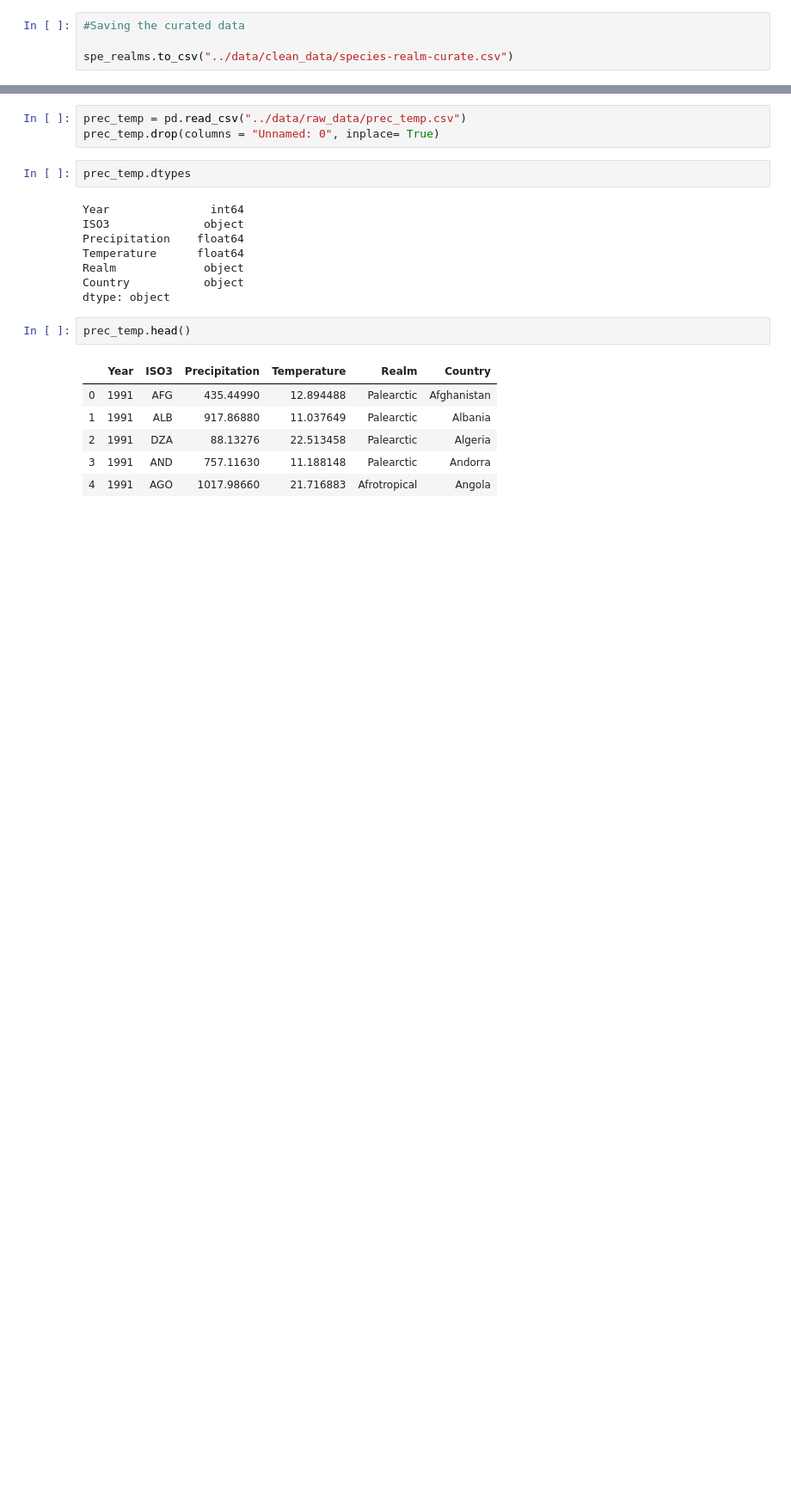
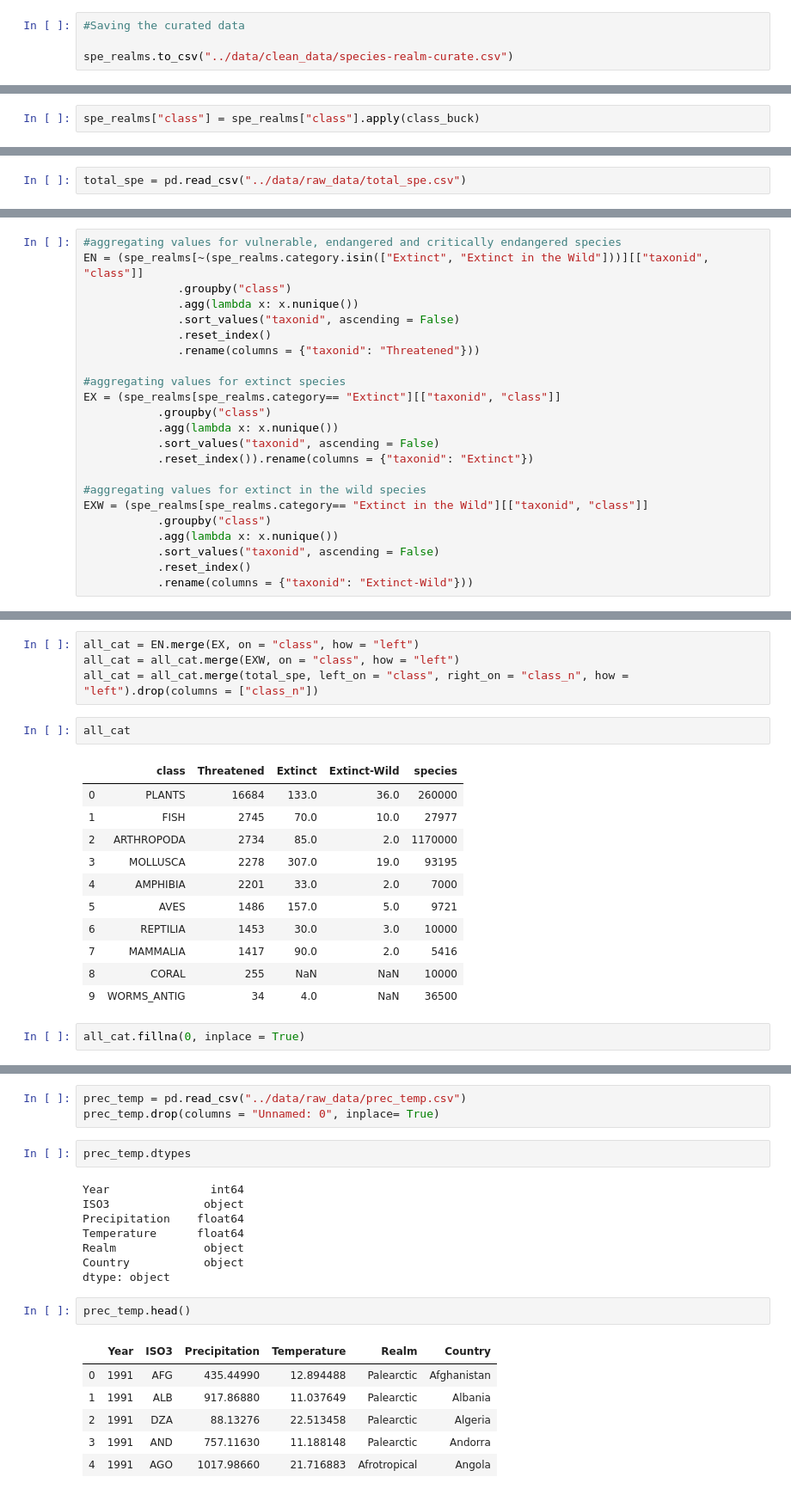
Before and after one commit to fabi-cast/Ecozones-in-a-Warming-World, a Jupyter notebook: notebooks/data-cleaning.ipynb, the cells around one changed output, grey strips where cells are left out. Shown at 86% size. Cells and saved outputs as stored; diff of their text form; blank space fills up the shorter version.

```diff
--- a/notebooks/data-cleaning.ipynb
+++ b/notebooks/data-cleaning.ipynb
@@ -607,0 +631,2 @@ spe_realms.to_csv("../data/clean_data/species-realm-curate.csv")
+# %%
+spe_realms["class"] = spe_realms["class"].apply(class_buck)
@@ -607,0 +655,2 @@ spe_realms.to_csv("../data/clean_data/species-realm-curate.csv")
+# %%
+total_spe = pd.read_csv("../data/raw_data/total_spe.csv")
@@ -607,0 +668,23 @@ spe_realms.to_csv("../data/clean_data/species-realm-curate.csv")
+# %%
+#aggregating values for vulnerable, endangered and critically endangered species
+EN = (spe_realms[~(spe_realms.category.isin(["Extinct", "Extinct in the Wild"]))][["taxonid", "class"]]
+              .groupby("class")
+              .agg(lambda x: x.nunique())
+              .sort_values("taxonid", ascending = False)
+              .reset_index()
+              .rename(columns = {"taxonid": "Threatened"}))
+
+#aggregating values for extinct species
+EX = (spe_realms[spe_realms.category== "Extinct"][["taxonid", "class"]]
+           .groupby("class")
+           .agg(lambda x: x.nunique())
+           .sort_values("taxonid", ascending = False)
+           .reset_index()).rename(columns = {"taxonid": "Extinct"})
+
+#aggregating values for extinct in the wild species
+EXW = (spe_realms[spe_realms.category== "Extinct in the Wild"][["taxonid", "class"]]
+           .groupby("class")
+           .agg(lambda x: x.nunique())
+           .sort_values("taxonid", ascending = False)
+           .reset_index()
+           .rename(columns = {"taxonid": "Extinct-Wild"}))
@@ -607,0 +704,20 @@ spe_realms.to_csv("../data/clean_data/species-realm-curate.csv")
+# %%
+all_cat = EN.merge(EX, on = "class", how = "left")
+all_cat = all_cat.merge(EXW, on = "class", how = "left")
+all_cat = all_cat.merge(total_spe, left_on = "class", right_on = "class_n", how = "left").drop(columns = ["class_n"])
+# %%
+all_cat
+# %% [output]
+|  | class | Threatened | Extinct | Extinct-Wild | species |
+| 0 | PLANTS | 16684 | 133.0 | 36.0 | 260000 |
+| 1 | FISH | 2745 | 70.0 | 10.0 | 27977 |
+| 2 | ARTHROPODA | 2734 | 85.0 | 2.0 | 1170000 |
+| 3 | MOLLUSCA | 2278 | 307.0 | 19.0 | 93195 |
+| 4 | AMPHIBIA | 2201 | 33.0 | 2.0 | 7000 |
+| 5 | AVES | 1486 | 157.0 | 5.0 | 9721 |
+| 6 | REPTILIA | 1453 | 30.0 | 3.0 | 10000 |
+| 7 | MAMMALIA | 1417 | 90.0 | 2.0 | 5416 |
+| 8 | CORAL | 255 | NaN | NaN | 10000 |
+| 9 | WORMS_ANTIG | 34 | 4.0 | NaN | 36500 |
+# %%
+all_cat.fillna(0, inplace = True)
```
Also changed, not shown: parts of 35 cells of this notebook.
